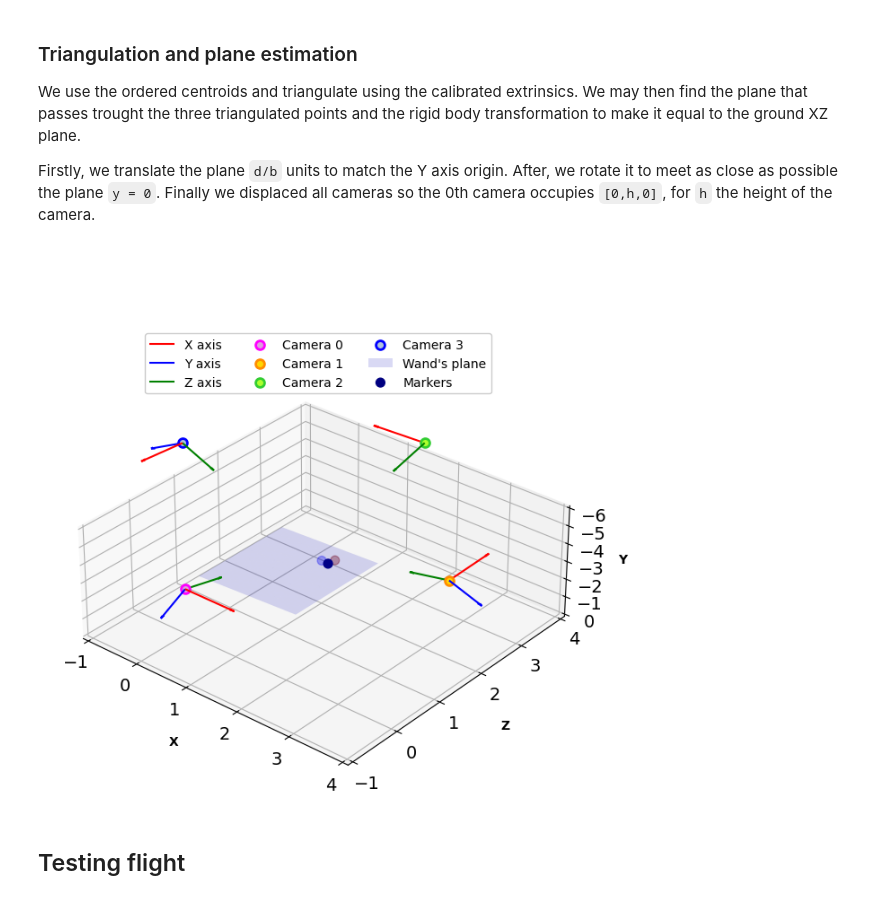
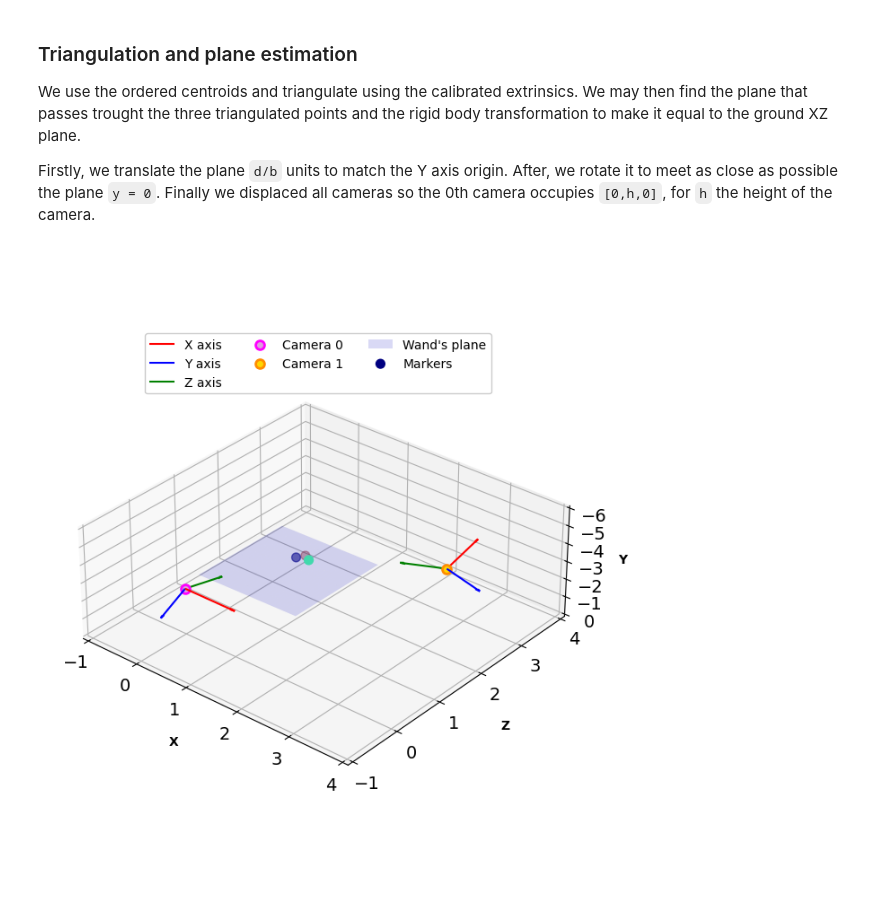
Before and after one commit to debOliveira/MoCapRasp, a Jupyter notebook: central/debugOnline.ipynb, the cells around one changed output. Drawn from its saved outputs; the diff is of its cells as text; code cells hidden in the pictures; blank space fills up the shorter version.

```diff
--- a/central/debugOnline.ipynb
+++ b/central/debugOnline.ipynb
@@ -41,9 +41,9 @@ The following cell sets up the name of the CSV where the data is stored and the
 ##########################################
 
 # name (folder/camCalib.csv) where the CSV from serverv2Calib.py is saved
-dfCSV = np.genfromtxt('G:/Meu Drive/UFCG/Mestrado/MoCap/CSV datasets/20Jun/camCalib.csv', delimiter=',')
+dfCSV = np.genfromtxt('G:/Meu Drive/UFCG/Mestrado/MoCap/CSV datasets/7Jun/camCalib.csv', delimiter=',')
 verbose = False # verbose flag for reading the data and interpolation
-nCameras = 4    # number of cameras
+nCameras = 2    # number of cameras
 recTime = 90    # recording time, in seconds
 step = 1/125    # step of the interpolated DF
 # %% [markdown]
@@ -171,7 +169,7 @@ def drawlines(img1,img2,lines,pts1,pts2):
         color = listColors[i]
         x0,y0 = map(int, [0, -r[2]/r[1] ])
         x1,y1 = map(int, [c, -(r[2]+r[0]*c)/r[1] ])
-        img1 = line(img1, (x0,y0), (x1,y1), color,1)
+        img1 = cv2.line(img1, (x0,y0), (x1,y1), color,1)
         img1 = circle(img1,tuple(pt1),5,color,-1)
         img2 = circle(img2,tuple(pt2),5,color,-1)
         i+=1
@@ -185,7 +183,7 @@ for [m,n] in allIdx:
                         if max(first[0], second[0]) <= min(first[1], second[1])]
     # create and fill inteprolation dataset based on the intersection of valid time intervals
     dfInterp = np.zeros((int(recTime/step),2*6+1))
-    dfInterp[:,-1] = np.linspace(0,recTime,int(recTime/step))
+    dfInterp[:,-1] = np.arange(0,recTime,step)
     for [beg,end] in intersections:
         for idx in [m,n]:
             validIdx = [i for i in range(0,dfOrig[idx].shape[0]) if beg<=dfOrig[idx][i,-1]<=end]
@@ -616,7 +586,7 @@ def drawlines(img1,img2,lines,pts1,pts2):
         color = listColors[i]
         x0,y0 = map(int, [0, -r[2]/r[1] ])
         x1,y1 = map(int, [c, -(r[2]+r[0]*c)/r[1] ])
-        img1 = line(img1, (x0,y0), (x1,y1), color,2)
+        img1 = cv2.line(img1, (x0,y0), (x1,y1), color,2)
         img1 = circle(img1,tuple(pt1),10,color,-1)
         img2 = circle(img2,tuple(pt2),10,color,-1)
         i+=1
@@ -683,6 +653,24 @@ def getOrderPerEpiline(coord1,coord2,nMarkers,F,verbose = 0):
         plt.subplot(122),plt.imshow(img3)
         plt.show()
     return orderSecondFrame
+
+# compute SVD
+def mySVD(E):
+    U,Ddiag,V = np.linalg.svd(E)
+    D = np.zeros((3, 3))
+    np.fill_diagonal(D, Ddiag)
+    V = V.T.conj()
+    return U,D,V
+
+# find the rotation and translation between dataframes
+# source: http://nghiaho.com/?page_id=671
+def findRandT(ptA,ptB,nMarkers):
+    centroidA,centroidB=np.sum(ptA,axis=1).reshape(-1,1)/nMarkers,np.sum(ptB,axis=1).reshape(-1,1)/nMarkers
+    H = np.matmul(ptA-centroidA,(ptB-centroidB).T)
+    [U,S,V] = mySVD(H)
+    R = np.matmul(V,U.T)
+    t = centroidB-np.matmul(R,centroidA)
+    return R,t.reshape(-1,1)
 # %% [markdown]
 ### Centroid ordering
 
@@ -739,7 +728,9 @@ We use the ordered centroids and triangulate using the calibrated extrinsics. We
 
 Firstly, we translate the plane `d/b` units to match the Y axis origin. After, we rotate it to meet as close as possible the plane `y = 0`. Finally we displaced all cameras so the 0th camera occupies `[0,h,0]`, for `h` the height of the camera.
 # %%
-# triangulate ordered centroids
+# triangulate ordered centroids from the first pair
+pts1,pts2 = np.copy(dfOrig[0][0:6].reshape(-1,2)),np.copy(dfOrig[1][0:6].reshape(-1,2))
+R,t,lamb = rotation[1],translation[1].reshape(-1,3),scale[1]
 P1,P2 = np.hstack((cameraMat[0], [[0.], [0.], [0.]])),np.matmul(cameraMat[1], np.hstack((R, t.T)))
 projPt1,projPt2 = myProjectionPoints(np.array(pts1)),myProjectionPoints(np.array(pts2))
 points4d = triangulatePoints(P1.astype(float),P2.astype(float),projPt1.astype(float),projPt2.astype(float))
@@ -797,34 +788,32 @@ for j in range(nCameras):
     o+= [0,0,-zDisplacement,0]
     x,y,z= np.array([1, 0, 0, 0]), np.array([0, 1, 0, 0]),np.array([0, 0, 1, 0])
     x,y,z = np.matmul(projMat[j],x),np.matmul(projMat[j],y),np.matmul(projMat[j],z)
     x,y,z = np.matmul(P_plane,x),np.matmul(P_plane,y),np.matmul(P_plane,z)
     ax.quiver(o[0], o[2], o[1], x[0], x[2], x[1], arrow_length_ratio=0.1, edgecolors="r", label='X axis')
     ax.quiver(o[0], o[2], o[1], y[0], y[2], y[1], arrow_length_ratio=0.1, edgecolors="b", label='Y axis')
     ax.quiver(o[0], o[2], o[1], z[0], z[2], z[1], arrow_length_ratio=0.1, edgecolors="g", label='Z axis')
     ax.scatter(o[0], o[2], o[1], s=50, edgecolor=colours[j][0], facecolor=colours[j][1], linewidth=2,  label = 'Camera '+str(j))
 
 # plot the ground plane
 x,z = np.linspace(-1,1,30),np.linspace(3,5,10)
 X,Z = np.meshgrid(x,z)
 Y=(-newPlane[0]*X -newPlane[2]*Z)/newPlane[1]
 surf = ax.plot_surface(X,Z-zDisplacement,Y,color='b',alpha=.15,label="Wand's plane")
 surf._facecolors2d = surf._facecolor3d
 surf._edgecolors2d = surf._edgecolor3d
 # plot markers
 points3d = np.hstack((points3d,np.ones((points3d.shape[0],1))))
 points3d+= [0,d/b,0,0]
 points3d = np.matmul(P_plane,points3d.T).T
 points3d+= [0,0,-zDisplacement,0]
 points3d = points3d.T
-ax.scatter(points3d[0], points3d[2], points3d[1], s=50, c=points3d_new[2], cmap=cmhot, label= 'Markers')
+ax.scatter(points3d[0], points3d[2], points3d[1], s=50, c=points3d[2], cmap=cmhot, label= 'Markers')
 
 # axis setup and plot variables
 handles, labels = plt.gca().get_legend_handles_labels()
 by_label = dict(zip(labels, handles))
 plt.legend(by_label.values(), by_label.keys(),ncol=3,loc ='center',edgecolor='silver', bbox_to_anchor=(0.5, 0.8))
 plt.draw()
 plt.show()
 # %% [output]
-[figure, old version]
+[figure, new version]
-# %% [markdown]
-## Testing flight
```
Also changed, not shown: parts of 27 cells of this notebook.
